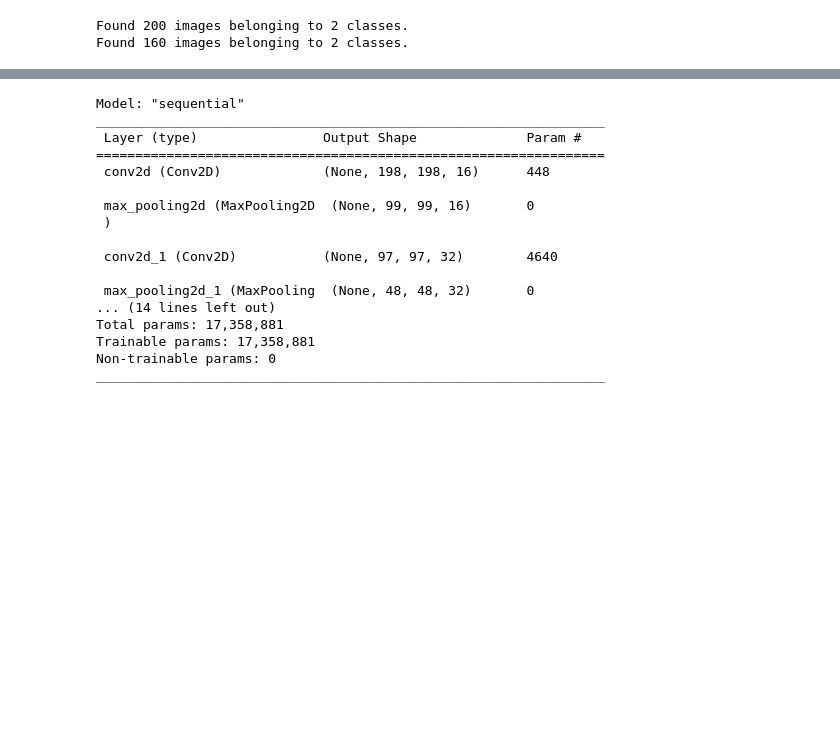
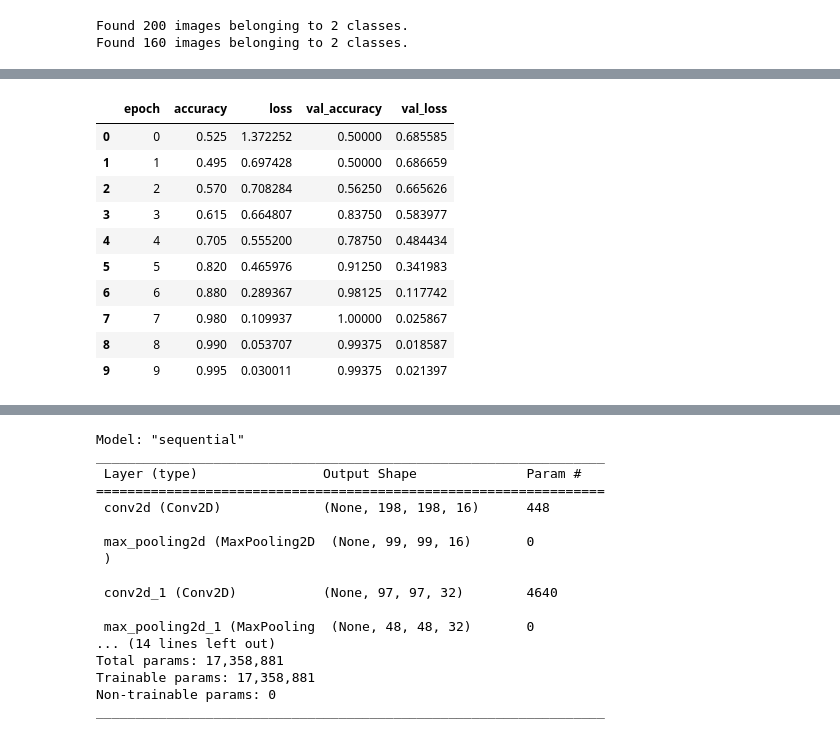
Before and after one commit to MaoMakara/CNN-on-the-prediction-of-image, a Jupyter notebook: CNN.ipynb, the cells around one changed output, grey strips where cells are left out. Cells and saved outputs as stored; diff of their text form; code cells hidden in the pictures; blank space fills up the shorter version.

```diff
--- a/CNN.ipynb
+++ b/CNN.ipynb
@@ -80,0 +83,15 @@ Epoch 10/10
+# %%
+his = pd.read_csv('history.csv')
+his.head(10)
+# %% [output]
+|  | epoch | accuracy | loss | val_accuracy | val_loss |
+| 0 | 0 | 0.525 | 1.372252 | 0.50000 | 0.685585 |
+| 1 | 1 | 0.495 | 0.697428 | 0.50000 | 0.686659 |
+| 2 | 2 | 0.570 | 0.708284 | 0.56250 | 0.665626 |
+| 3 | 3 | 0.615 | 0.664807 | 0.83750 | 0.583977 |
+| 4 | 4 | 0.705 | 0.555200 | 0.78750 | 0.484434 |
+| 5 | 5 | 0.820 | 0.465976 | 0.91250 | 0.341983 |
+| 6 | 6 | 0.880 | 0.289367 | 0.98125 | 0.117742 |
+| 7 | 7 | 0.980 | 0.109937 | 1.00000 | 0.025867 |
+| 8 | 8 | 0.990 | 0.053707 | 0.99375 | 0.018587 |
+| 9 | 9 | 0.995 | 0.030011 | 0.99375 | 0.021397 |
```
Also changed, not shown: parts of 14 cells of this notebook.
